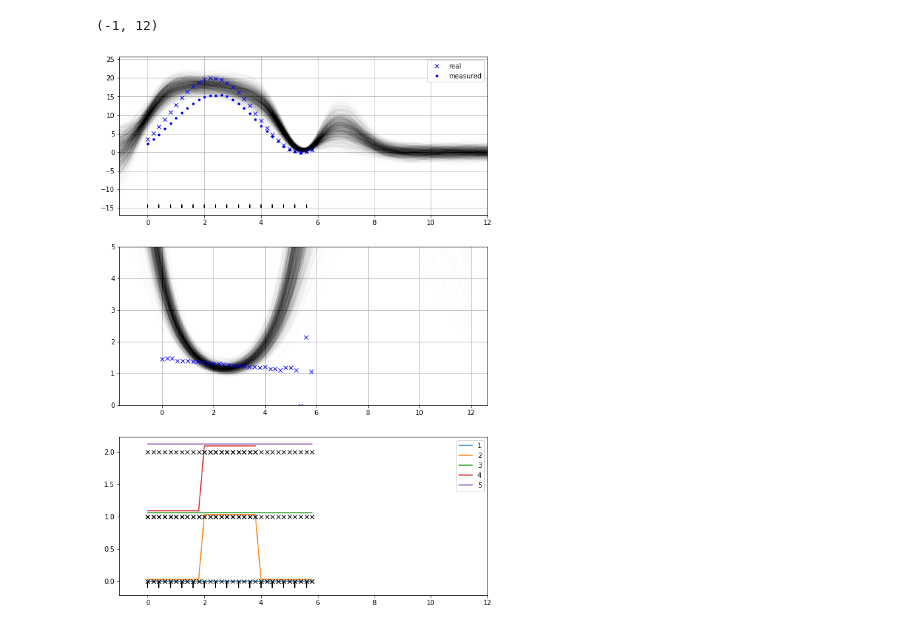
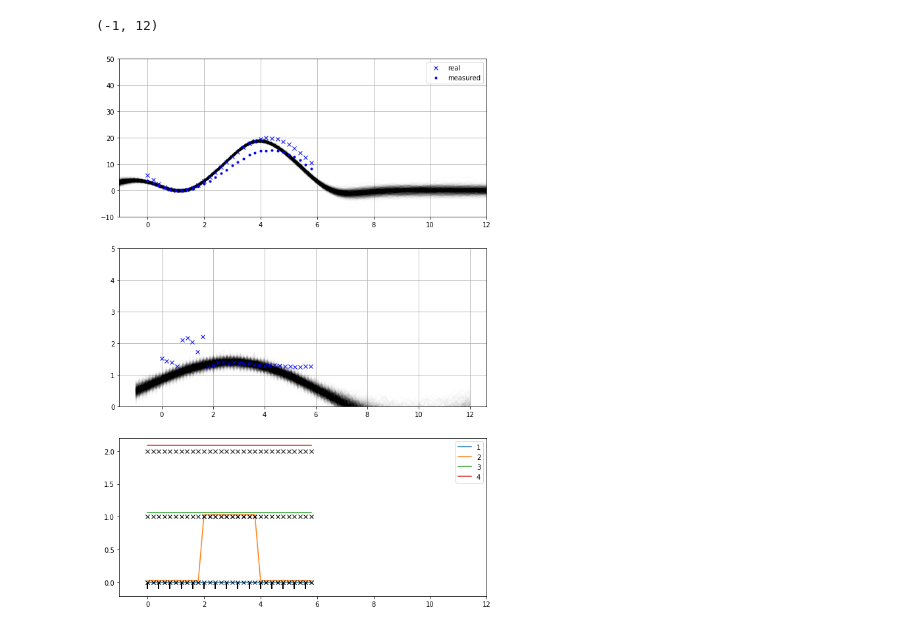
Before and after one commit to lionfish0/experimentation, a Jupyter notebook: VI From math to code-Done-different kernels.ipynb, the cells around one changed output. Drawn from its saved outputs; the diff is of its cells as text; code cells hidden in the pictures.

```diff
--- a/VI From math to code-Done-different kernels.ipynb
+++ b/VI From math to code-Done-different kernels.ipynb
@@ -92,17 +92,10 @@ plt.colorbar()
 # %%
 #definition of q(u)
-#mu = []
-#scale = []
-#for s in range(S):
-#    m = Z.shape[0]
-#    mu.append(tf.Variable(0*tf.random.normal([m])))
-#    scale.append(tf.Variable(0.5*tf.random.normal([m, m])))
-#
 m = Z.shape[0]
 mu = tf.Variable(0*tf.random.normal([m]))#, name='mu')
-scale = tf.Variable(np.tril(np.random.randn(m, m)),dtype=tf.float32)#, name='scale')
-#scale = tf.Variable(0.5*tf.eye(m)+0.5*tf.random.normal([m, m]))#, name='scale')
-#diag = tf.Variable(tf.ones(m))
+scale = tf.Variable(1*np.tril(0.1*np.random.randn(m, m)),dtype=tf.float32)#, name='scale')
+###diag = tf.Variable(0*np.ones(m),dtype=tf.float32)
+
 #parameters for p(u)
 mu_u = tf.zeros([m],dtype=tf.float32)
 cov_u = tf.Variable(K(Z,Z),dtype=tf.float32)
@@ -115,16 +108,18 @@ Kzx = K(Z,X)
 N = int(X.shape[0]/2)
 # %%
 def combine_sensor_latent(sens,lat,sensorref):
-    #return lat * sensorref[:,0] + (1-sensorref[:,0])*(lat/(1+sens/20)) # * sensorref
-    return lat * sensorref[:,0] + (1-sensorref[:,0])*lat/tf.exp(sens/10) # * sensorref
+    return lat * sensorref[:,0] + (1-sensorref[:,0])*(lat/(1+sens/3)) # * sensorref
+    #return lat * sensorref[:,0] + (1-sensorref[:,0])*lat/tf.exp(sens/10) # * sensorref
 # %%
 #def getcov(scale,diag):
 #    return scale @ tf.transpose(scale) + tf.linalg.diag(tf.exp(diag))
 
-def getcov(scale):
-    return scale @ tf.transpose(scale)
-    #
-    #return tf.linalg.band_part(scale, -1, 0) @ tf.linalg.band_part(scale, -1, 0)
+#def getcov(scale,diag):
+#    return scale @ tf.transpose(scale) + tf.linalg.diag(tf.exp(diag)) + tf.eye(scale.shape[0])*1e-5
+
+def getcov(scale,diag):
+    """diag not used!"""
+    return tf.linalg.band_part(scale, -1, 0) @ tf.transpose(tf.linalg.band_part(scale, -1, 0))
 # %%
 import time
 alltimes = []
@@ -211,7 +232,9 @@ plt.plot(mu.numpy())
 # %%
-testpos = 2
+testpos = 1
 testsensor = 0 #0=latent
-plotsensor = 5
+plotsensor = 3
+
+jitter = 1e-1
 
 plt.figure(figsize=[10,15])
 ############################################################################
@@ -219,8 +242,8 @@ plt.subplot(3,1,1)
 Xtest = np.linspace(-1,12,100)[:,None]
 Xtest = tf.Variable(np.c_[testpos*np.ones(Xtest.shape[0]),Xtest,testsensor*np.ones(Xtest.shape[0])],dtype=tf.float32)
 qf_mu = K(Xtest,Z) @ tf.linalg.solve(Kzz , mu[:,None])
-qf_cov = K(Xtest,Xtest) - K(Xtest,Z) @ tf.linalg.solve(Kzz , K(Z,Xtest)) + K(Xtest,Z)@ tf.linalg.solve(Kzz,getcov(scale)) @ tf.linalg.solve(Kzz ,K(Z,Xtest))
-qf = tfd.MultivariateNormalFullCovariance(qf_mu[:,0],qf_cov+np.eye(qf_cov.shape[0])*0.001)
+qf_cov = K(Xtest,Xtest) - K(Xtest,Z) @ tf.linalg.solve(Kzz , K(Z,Xtest)) + K(Xtest,Z)@ tf.linalg.solve(Kzz,getcov(scale,diag)) @ tf.linalg.solve(Kzz ,K(Z,Xtest))
+qf = tfd.MultivariateNormalFullCovariance(qf_mu[:,0],qf_cov+np.eye(qf_cov.shape[0])*jitter)
 samps = qf.sample([1000]).numpy()
 plt.plot(Xtest[:,1],samps.T,'k-',alpha=0.01);
 
@@ -230,33 +253,34 @@ keep = (tempX[:,0]==testpos) & (tempX[:,2]==plotsensor)
 plt.plot(tempX[keep,1],yreal[keep,0],'xb',label='real')
 plt.plot(tempX[keep,1],y.numpy()[keep,0],'.b',label='measured')
 plt.legend()
 plt.vlines(Z[:,1],-15,-14)
+plt.ylim([-10,50])
 plt.grid()
 ##########################################################################
 plt.subplot(3,1,2)
 Xtest = np.linspace(-1,12,100)[:,None]
 Xtest = tf.Variable(np.c_[testpos*np.ones(Xtest.shape[0]),Xtest,plotsensor*np.ones(Xtest.shape[0])],dtype=tf.float32)
 qf_mu = K(Xtest,Z) @ tf.linalg.solve(Kzz , mu[:,None])
-qf_cov = K(Xtest,Xtest) - K(Xtest,Z) @ tf.linalg.solve(Kzz , K(Z,Xtest)) + K(Xtest,Z)@ tf.linalg.solve(Kzz,getcov(scale)) @ tf.linalg.solve(Kzz ,K(Z,Xtest))
-qf = tfd.MultivariateNormalFullCovariance(qf_mu[:,0],qf_cov+np.eye(qf_cov.shape[0])*0.001)
+qf_cov = K(Xtest,Xtest) - K(Xtest,Z) @ tf.linalg.solve(Kzz , K(Z,Xtest)) + K(Xtest,Z)@ tf.linalg.solve(Kzz,getcov(scale,diag)) @ tf.linalg.solve(Kzz ,K(Z,Xtest))
+qf = tfd.MultivariateNormalFullCovariance(qf_mu[:,0],qf_cov+np.eye(qf_cov.shape[0])*jitter)
 samps = qf.sample([1000]).numpy().T
 #plt.plot(Xtest[:,1],np.exp(-samps.T/10),'k-',alpha=0.2);
 plt.plot(Xtest[:,1],1/combine_sensor_latent(samps,np.ones_like(samps),np.zeros([samps.shape[1],1])),'k-',alpha=0.01);
 keep = (tempX[:,0]==testpos) & (tempX[:,2]==plotsensor)
 plt.plot(tempX[keep,1],yreal[keep,0]/y.numpy()[keep,0],'xb')
 #plt.plot(Xtest[:,1],(1+samps.T/50),'k-',alpha=0.2);
 plt.ylim([0,5])
 plt.grid()
 ##########################################################################
 plt.subplot(3,1,3)
 for s in range(0,S):
     sel = X.numpy()[:,2]==s+1
     plt.plot(X.numpy()[sel,1],s*0.03+X.numpy()[sel,0],'-',label=s+1)
 plt.legend()
 sel = X.numpy()[:,2]==0
 plt.plot(X.numpy()[sel,1],X.numpy()[sel,0],'xk')
 plt.vlines(Z[:,1],-0.1,0)
 plt.xlim([-1,12])
 # %% [output]
 (-1, 12)
-[figure, old version]
+[figure, new version]
```
Also changed, not shown: parts of 8 cells of this notebook.
